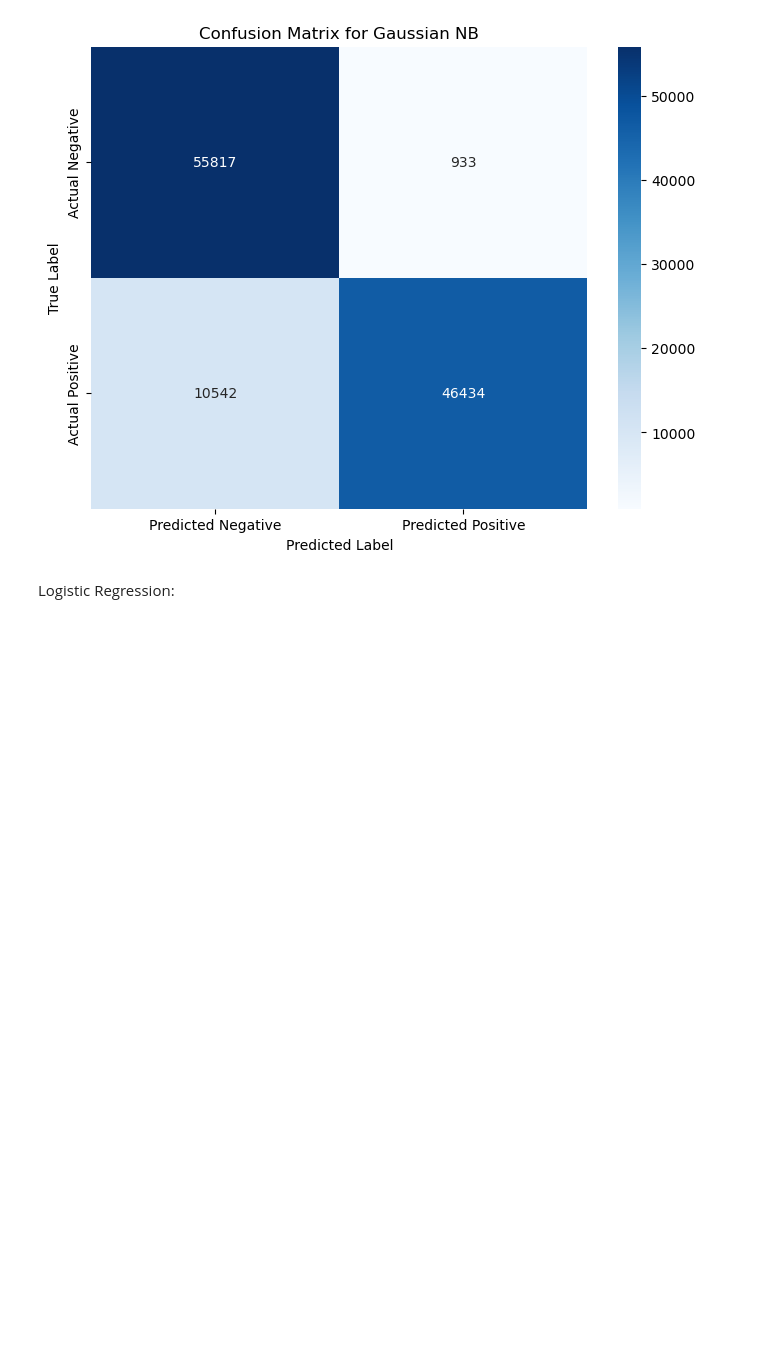
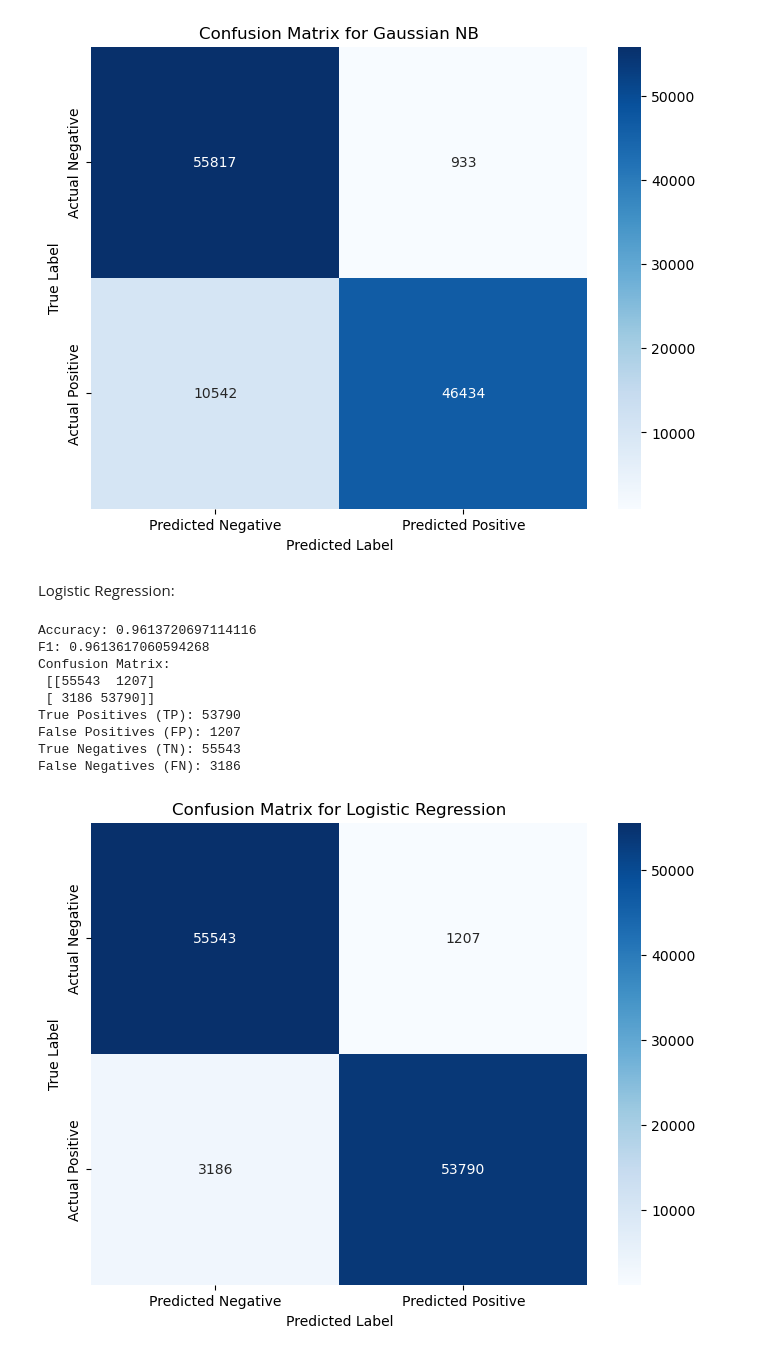
Before and after one commit to ewf40054/Binary-Classification-Project, a Jupyter notebook: Notebook.ipynb, the cells around one changed output. Cells and saved outputs as stored; diff of their text form; code cells hidden in the pictures; blank space fills up the shorter version.

```diff
--- a/Notebook.ipynb
+++ b/Notebook.ipynb
@@ -400,7 +379,7 @@ y = df_reduced['Class']
 X_train, X_test, y_train, y_test = train_test_split(X, y, test_size=0.2, random_state=42)
 
 # Create a logistic regression classifier
-clf = LogisticRegression()
+clf = LogisticRegression(max_iter=1000)
 
 # Train the classifier on the training data
 clf.fit(X_train, y_train)
@@ -413,30 +392,41 @@ accuracy = clf.score(X_test, y_test)
 f1 = f1_score(y_test, y_pred, average='weighted')
 print("Accuracy:", accuracy)
 print("F1:", f1)
 
 # Showcase performance using the confusion matrix
 conf_matrix = confusion_matrix(y_test, y_pred)
 print("Confusion Matrix:\n", conf_matrix)
 
 # Extract TP, FP, TN, FN
 if len(conf_matrix) == 2:  # For binary classification
     TN, FP, FN, TP = conf_matrix.ravel()
     print(f"True Positives (TP): {TP}")
     print(f"False Positives (FP): {FP}")
     print(f"True Negatives (TN): {TN}")
     print(f"False Negatives (FN): {FN}")
 else:
     print("For multiclass classification, true positives/negatives are per class.")
 
 # Plot the confusion matrix
 import seaborn as sns
 import matplotlib.pyplot as plt
 
 plt.figure(figsize=(8, 6))
 sns.heatmap(conf_matrix, annot=True, fmt="d", cmap="Blues",
             xticklabels=['Predicted Negative', 'Predicted Positive'],
             yticklabels=['Actual Negative', 'Actual Positive'])
 plt.xlabel("Predicted Label")
 plt.ylabel("True Label")
 plt.title("Confusion Matrix for Logistic Regression")
 plt.show()
+# %% [output]
+Accuracy: 0.9613720697114116
+F1: 0.9613617060594268
+Confusion Matrix:
+ [[55543  1207]
+ [ 3186 53790]]
+True Positives (TP): 53790
+False Positives (FP): 1207
+True Negatives (TN): 55543
+False Negatives (FN): 3186
+[figure, added]
```
Also changed, not shown: parts of 2 cells of this notebook.
